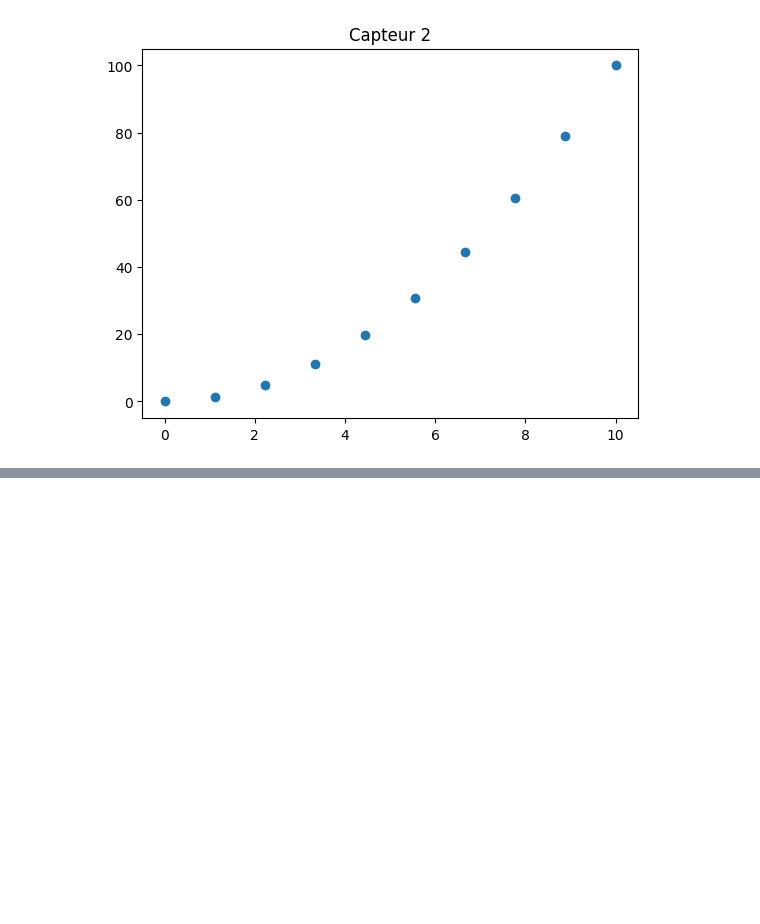
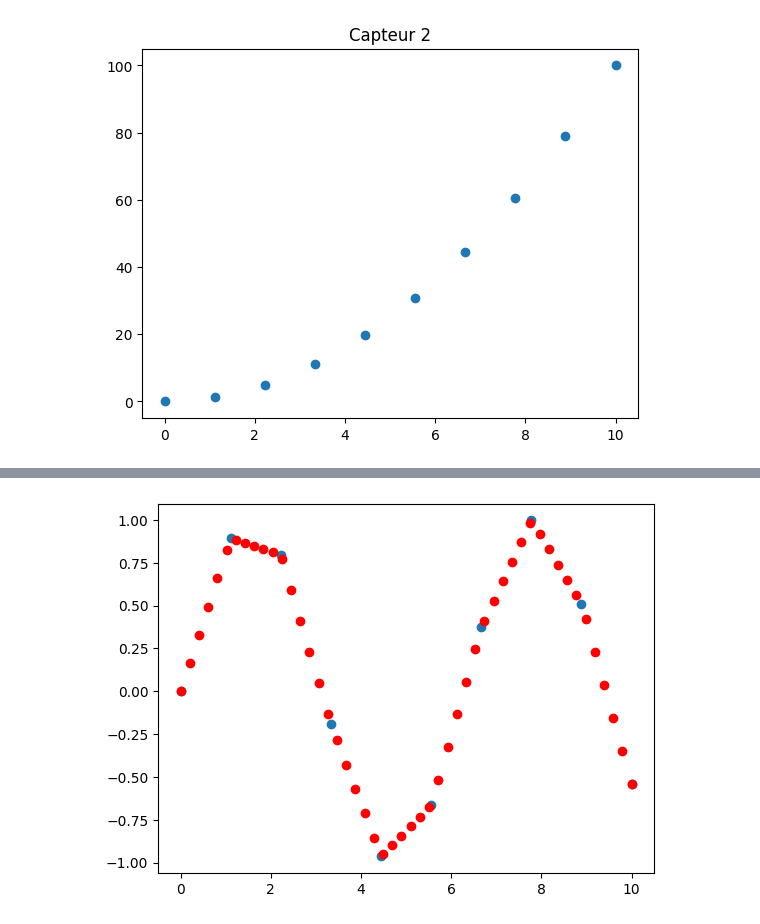
Before and after one commit to PatriceDAGBE/Data-Science-Formation, a Jupyter notebook: Machine Learnia/Base Python/5 Scipy courses.ipynb, the cells around one changed output, grey strips where cells are left out. Saved outputs shown, nothing was run; the diff lists cells and outputs as text; code cells hidden in the pictures; blank space fills up the shorter version.

```diff
--- a/Machine Learnia/Base Python/5 Scipy courses.ipynb
+++ b/Machine Learnia/Base Python/5 Scipy courses.ipynb
@@ -53,0 +94,14 @@ from scipy.interpolate import interp1d
+# %%
+# Puis on pratiquant une interpolation linéaire dessus on aura :
+
+f = interp1d(x, y, kind='linear')
+
+new_x = np.linspace(0, 10, 50)
+
+result = f(new_x)
+
+plt.scatter(x, y)
+plt.scatter(new_x, result, c='red')
+plt.show()
+# %% [output]
+[figure, added]
```
Also changed, not shown: parts of 7 cells of this notebook, 2 other files.
